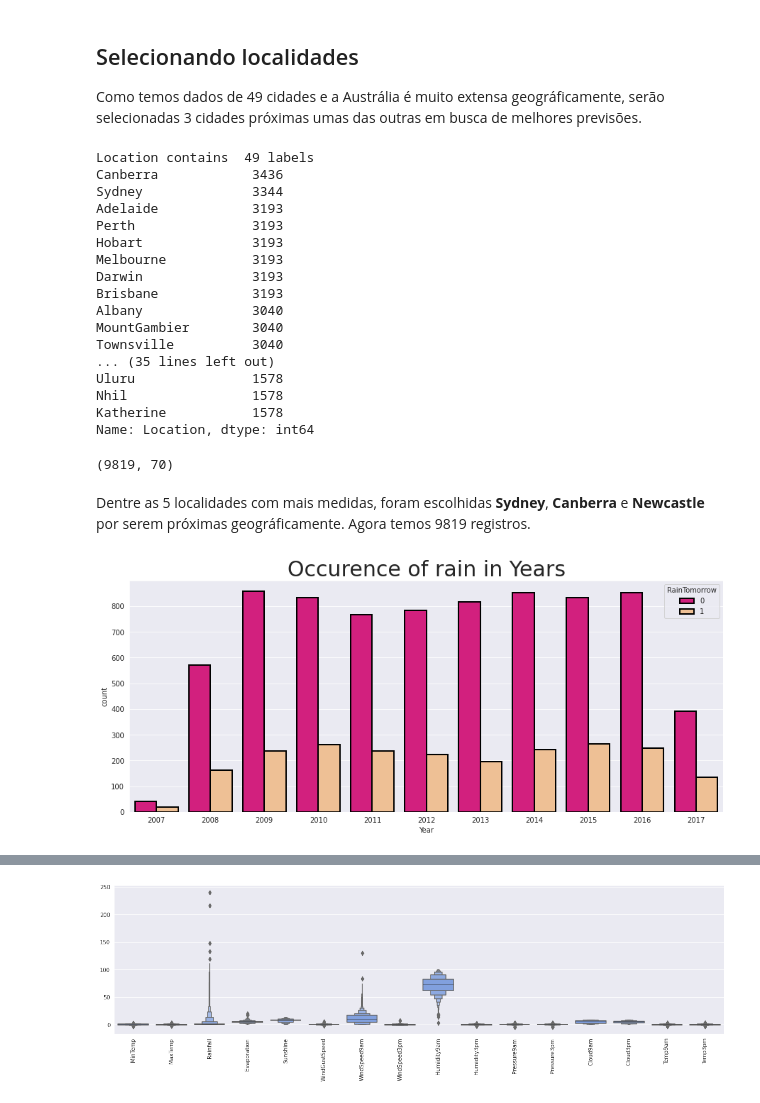
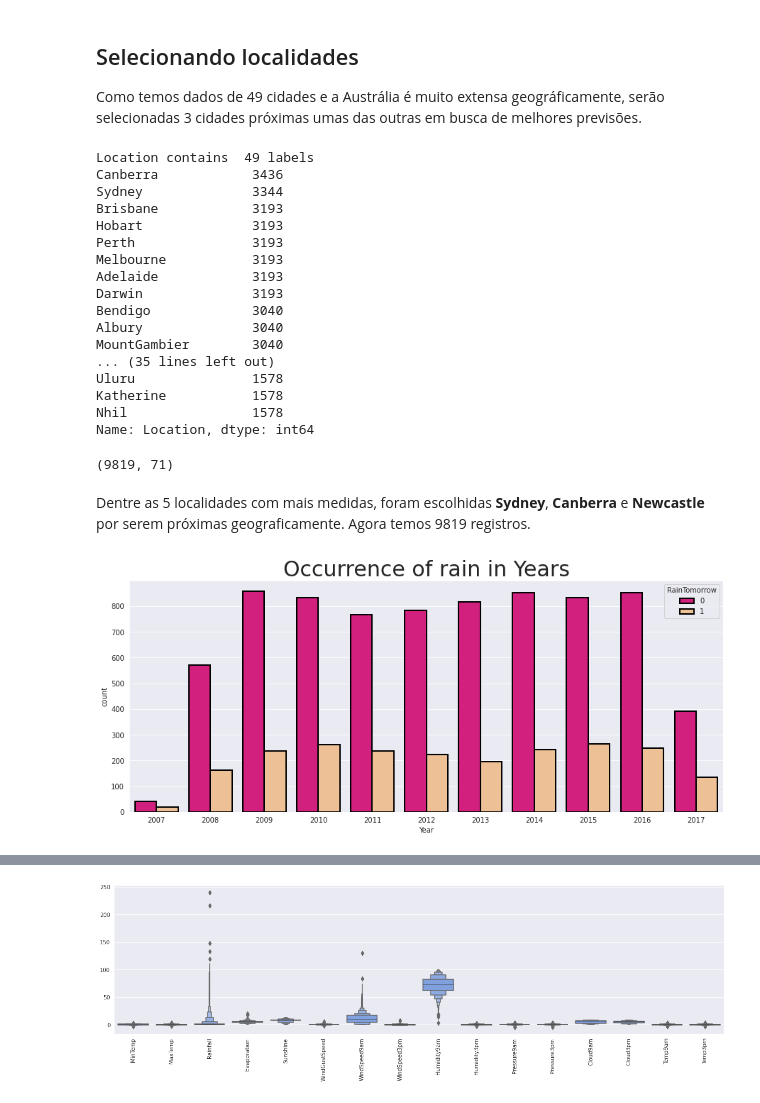
Before and after one commit to mstagomori/kaggle, a Jupyter notebook: chuva-na-australia.ipynb, the cells around one changed output, grey strips where cells are left out. Cells and saved outputs as stored; diff of their text form; code cells hidden in the pictures.

```diff
--- a/chuva-na-australia.ipynb
+++ b/chuva-na-australia.ipynb
@@ -255,9 +255,6 @@ print(df['Month'].head())
 
 df['Day'] = df['Date'].dt.day
 print(df['Day'].head())
-
-df = df.drop('Date', axis=1)
-cathegorical_variables.remove('Date')
 # %% [output]
 0    2008
 1    2008
@@ -480,5 +490,5 @@ fig.subplots_adjust(left=0.08, right=0.98, bottom=0.05, top=0.9,
 # %%
-non_scalable_cols = ['Location', 'Day', 'Month', 'Year', 'RainToday', 'RainTomorrow']
+non_scalable_cols = ['Location', 'Day', 'Month', 'Year', 'Date', 'RainToday', 'RainTomorrow']
 
 non_gaussian_cols = ['Rainfall', 'Evaporation', 'Sunshine', 'WindSpeed9am', 'Humidity9am', 'Cloud9am', 'Cloud3pm']
 
@@ -522,34 +532,34 @@ mainData.shape
 Location contains  49 labels
 Canberra            3436
 Sydney              3344
+Brisbane            3193
+Hobart              3193
+Perth               3193
+Melbourne           3193
 Adelaide            3193
-Perth               3193
-Hobart              3193
-Melbourne           3193
 Darwin              3193
-Brisbane            3193
-Albany              3040
+Bendigo             3040
+Albury              3040
 MountGambier        3040
-Townsville          3040
 ... (35 lines left out)
 Uluru               1578
+Katherine           1578
 Nhil                1578
-Katherine           1578
 Name: Location, dtype: int64
-(9819, 70)
+(9819, 71)
 # %% [markdown]
-Dentre as 5 localidades com mais medidas, foram escolhidas **Sydney**, **Canberra** e **Newcastle** por serem próximas geográficamente.
+Dentre as 5 localidades com mais medidas, foram escolhidas **Sydney**, **Canberra** e **Newcastle** por serem próximas geograficamente.
 Agora temos 9819 registros.
 # %%
 sns.set_style('darkgrid')
 plt.figure(figsize=[15,6])
 ax = sns.countplot(x = 'Year', hue = 'RainTomorrow',edgecolor=(0,0,0),
                   linewidth=2,
               palette="Accent_r", data = mainData)
-ax.set_title( "Occurence of rain in Years",size = 30 )
+ax.set_title( "Occurrence of rain in Years",size = 30 )
 plt.show()
 # %% [output]
-[figure, old version]
+[figure, new version]
 # %%
 mainData.describe()
 # %% [output]
```
Also changed, not shown: parts of 39 cells of this notebook.
